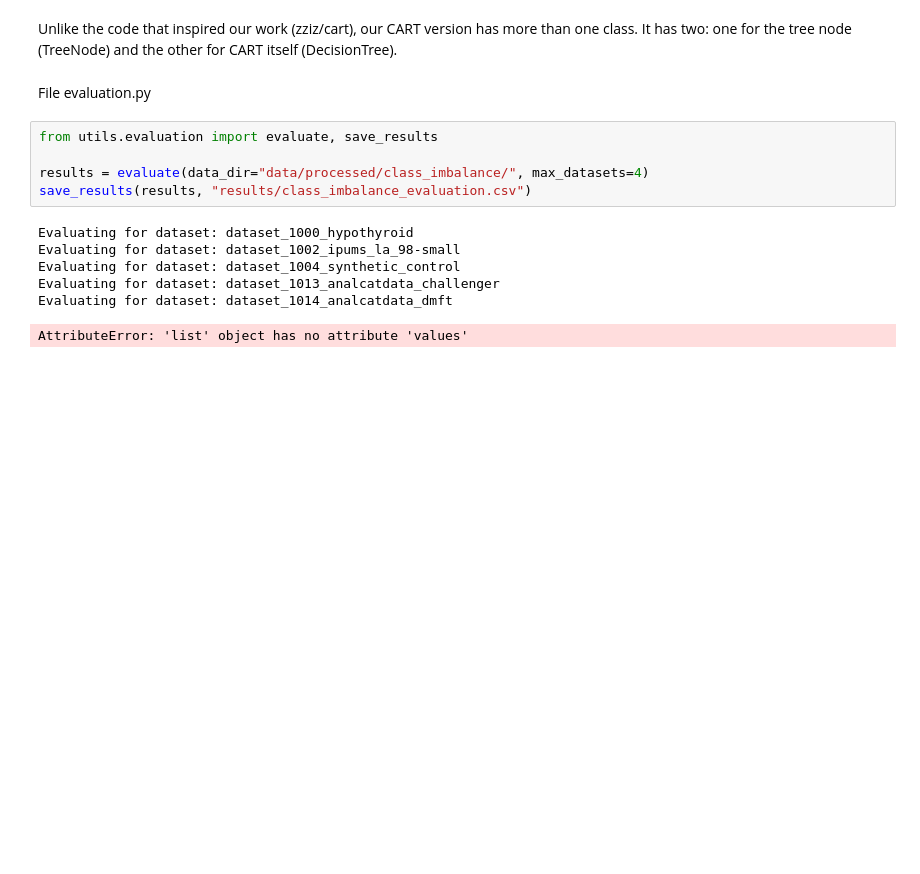
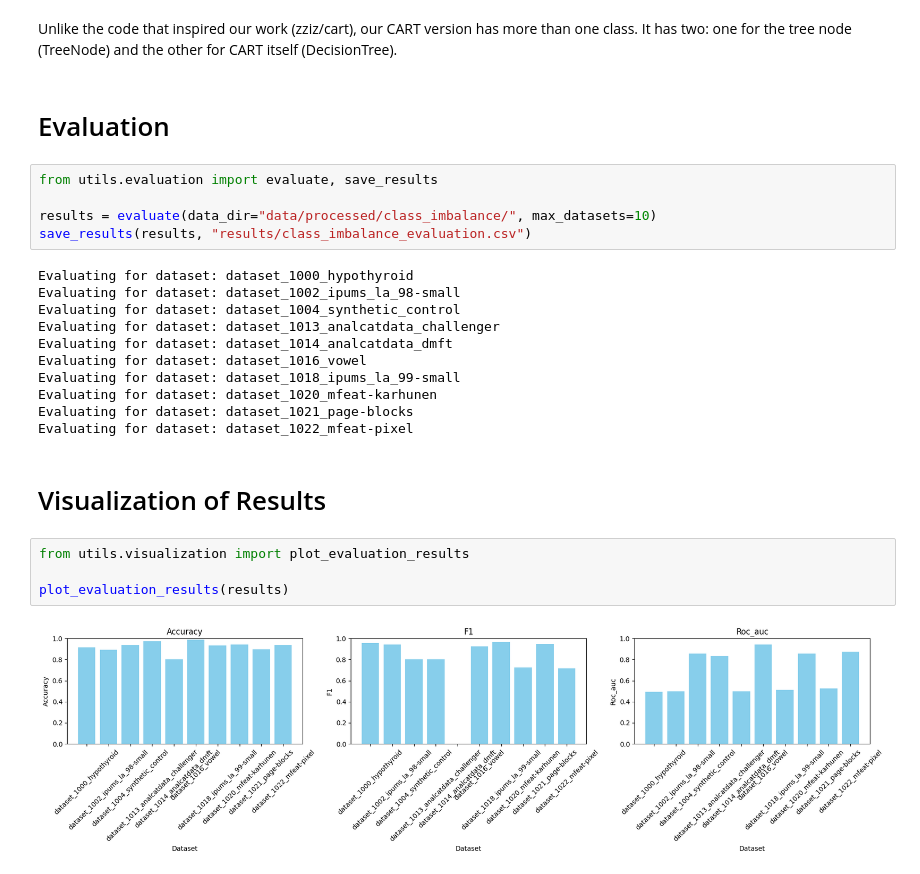
Before and after one commit to ricardofig016/cart-algorithm-class-imbalance-evaluation, a Jupyter notebook: assignment.ipynb, the cells around one changed output. Drawn from its saved outputs; the diff is of its cells as text; blank space fills up the shorter version.

Commit message:
Add visualization function to plot evaluation results (acc, f1 and roc-auc)

```diff
--- a/assignment.ipynb
+++ b/assignment.ipynb
@@ -79,12 +79,12 @@ Processing dataset_995_mfeat-zernike.csv...
 Classes: ['N', 'P'] → [np.int64(0), np.int64(1)]
 # %% [markdown]
 Unlike the code that inspired our work (zziz/cart), our CART version has more than one class. It has two: one for the tree node (TreeNode) and the other for CART itself (DecisionTree).
-# %% [markdown]
-File evaluation.py
+# %% [markdown]
+# Evaluation
 # %%
 from utils.evaluation import evaluate, save_results
 
-results = evaluate(data_dir="data/processed/class_imbalance/", max_datasets=4)
+results = evaluate(data_dir="data/processed/class_imbalance/", max_datasets=10)
 save_results(results, "results/class_imbalance_evaluation.csv")
 # %% [output]
 Evaluating for dataset: dataset_1000_hypothyroid
@@ -92,4 +92,16 @@ Evaluating for dataset: dataset_1002_ipums_la_98-small
 Evaluating for dataset: dataset_1004_synthetic_control
 Evaluating for dataset: dataset_1013_analcatdata_challenger
 Evaluating for dataset: dataset_1014_analcatdata_dmft
+Evaluating for dataset: dataset_1016_vowel
+Evaluating for dataset: dataset_1018_ipums_la_99-small
+Evaluating for dataset: dataset_1020_mfeat-karhunen
+Evaluating for dataset: dataset_1021_page-blocks
+Evaluating for dataset: dataset_1022_mfeat-pixel
-AttributeError: 'list' object has no attribute 'values'
+# %% [markdown]
+# Visualization of Results
+# %%
+from utils.visualization import plot_evaluation_results
+
+plot_evaluation_results(results)
+# %% [output]
+[figure, added]
```
Also changed, not shown: parts of 2 cells of this notebook, 2 other files.
